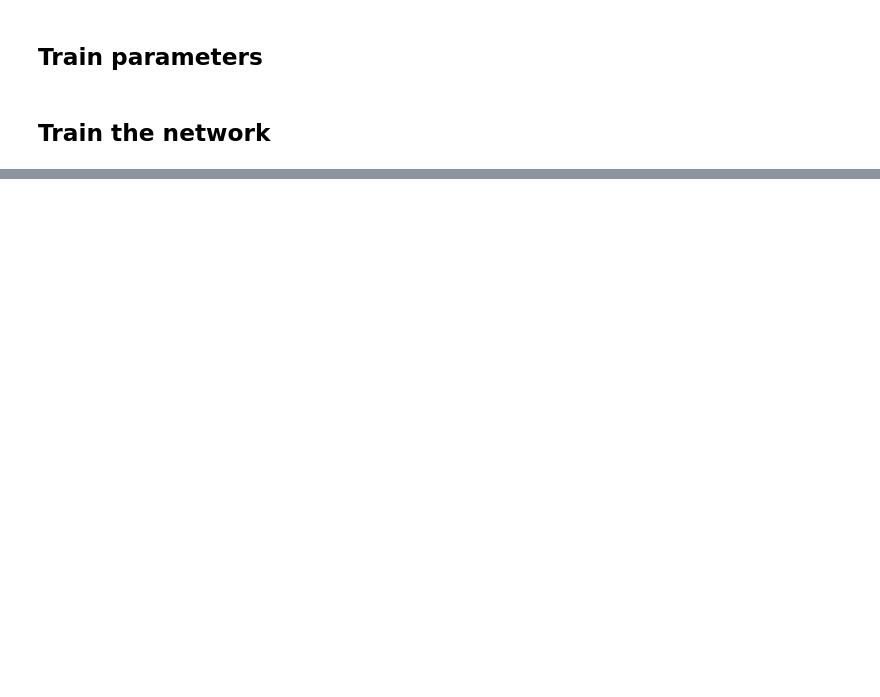
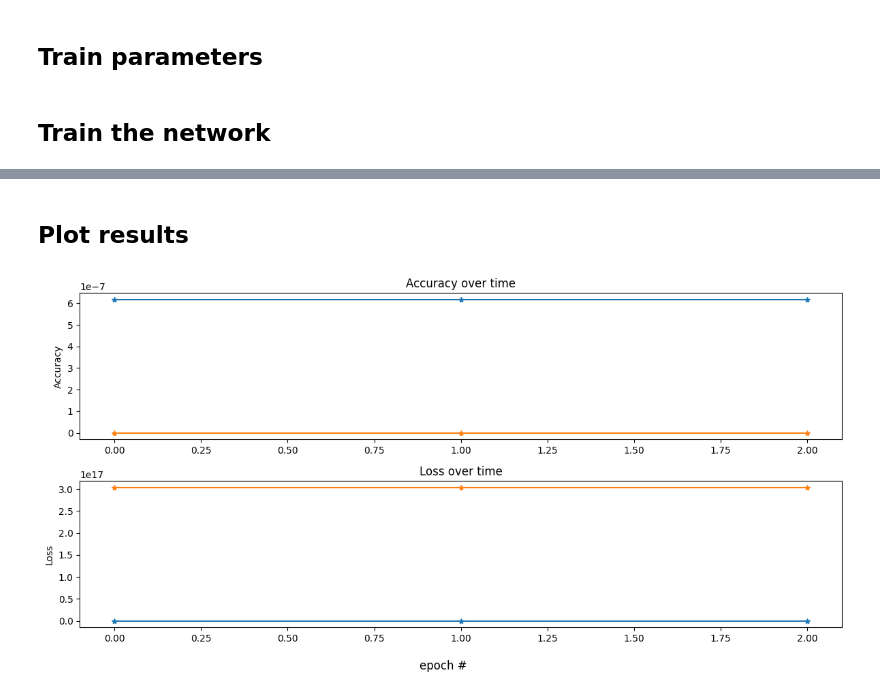
Before and after one commit to gitglob/LeafClassification, a Jupyter notebook: NN_1.ipynb, the cells around one changed output, grey strips where cells are left out. Cells and saved outputs as stored; diff of their text form; code cells hidden in the pictures; blank space fills up the shorter version.

Commit message:
fixed training loop and added plot of loss and accuracy over time

```diff
--- a/NN_1.ipynb
+++ b/NN_1.ipynb
@@ -581,7 +287,7 @@ def show_leafs(image, margin, shape, texture, label=None, species=None):
 # %%
 for i in range(len(trainset)):
     data = trainset[i]
-    image, margins, shapes, textures, label, species = data
+    image, margins, shapes, textures, label, label_dummy, species = data
 
     print(i, image.shape, margins.shape, shapes.shape, textures.shape)
 
@@ -754,7 +460,7 @@ Net(
 # %%
 for data in train_loader:
     # convert everything to cuda tensor on device 0
-    image, margins, shapes, textures, label, specie = data
+    image, margins, shapes, textures, labels, label_dummies, specie = data
     species = np.array(species)
 
     image = image.to(device).float()
@@ -876,8 +597,8 @@ def train(model, opt, loss_fn, epochs, train_loader, val_loader):
 ## Train parameters
 # %%
 LEARNING_RATE = 0.001
-num_epochs = 20
-criterion = criterion = nn.BCEWithLogitsLoss()
+num_epochs = 3
+criterion = criterion = nn.CrossEntropyLoss()
 
 # weight_decay is equal to L2 regularization
 optimizer = optim.Adam(net.parameters(), lr=LEARNING_RATE) # , momentum=0.9)
@@ -889,6 +610,6 @@ def accuracy(ys, ts):
 # %% [markdown]
 ## Train the network
 # %%
-results_11 = train(net, optimizer, criterion, num_epochs, train_loader, val_loader)
+results = train(net, optimizer, criterion, num_epochs, train_loader, val_loader)
 # %% [output]
 Epoch #0
@@ -902,0 +634,21 @@ KeyboardInterrupt:
+# %% [markdown]
+## Plot results
+# %%
+fig, (ax1, ax2) = plt.subplots(2, figsize=(12,6))
+
+ax1.plot(np.arange(len(results)), np.array(results)[:,0], "-*", label="train_acc")
+ax1.plot(np.arange(len(results)), np.array(results)[:,2], "-*", label="val_acc")
+ax2.plot(np.arange(len(results)), np.array(results)[:,1], "-*", label="train_loss")
+ax2.plot(np.arange(len(results)), np.array(results)[:,3], "-*", label="val_loss")
+
+fig.set_tight_layout(0.2)
+fig.supxlabel("epoch #")
+
+ax1.set_title("Accuracy over time")
+ax1.set_ylabel("Accuracy")
+ax2.set_ylabel("Loss")
+ax2.set_title("Loss over time")
+
+plt.show()
+# %% [output]
+[figure, added]
```
Also changed, not shown: parts of 15 cells of this notebook.
